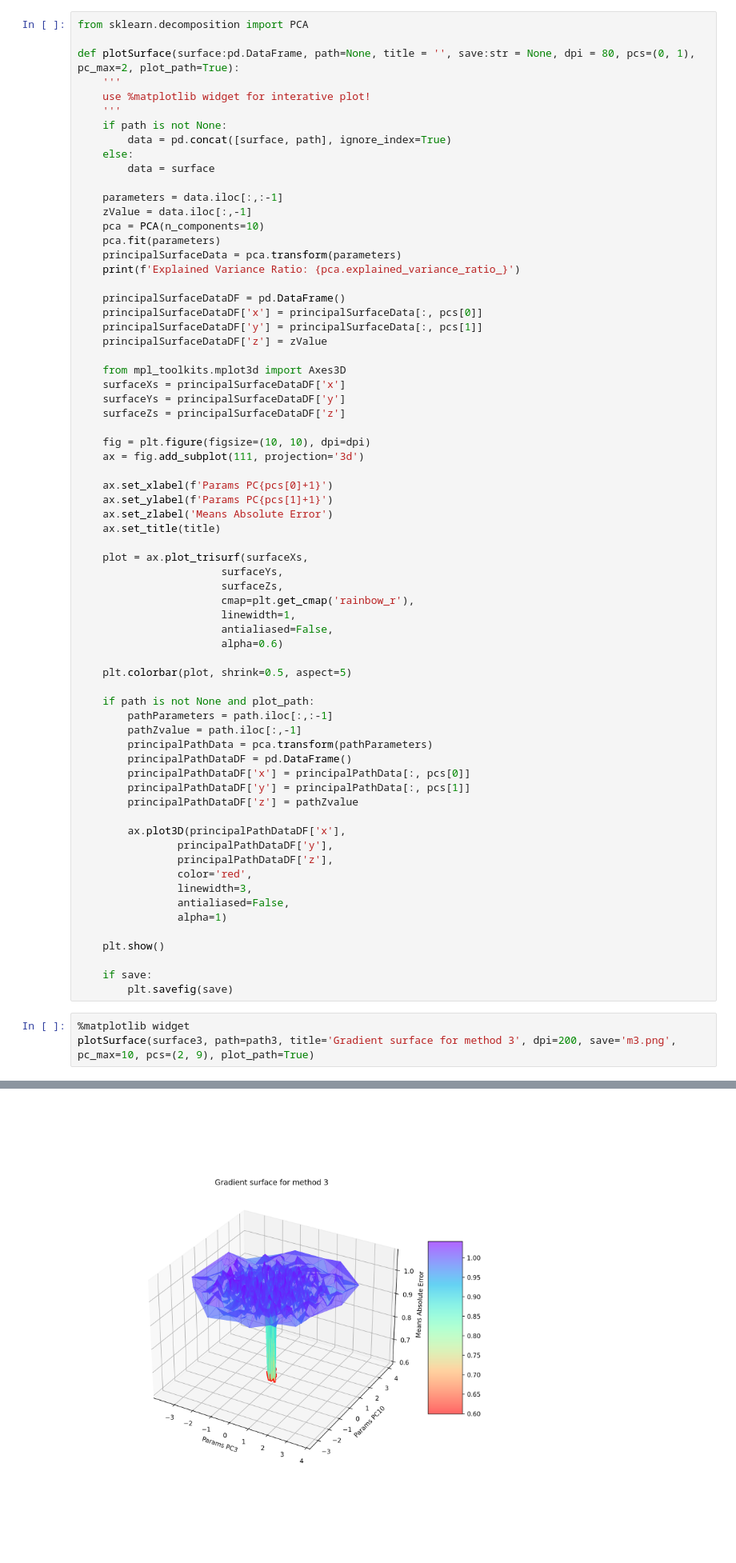
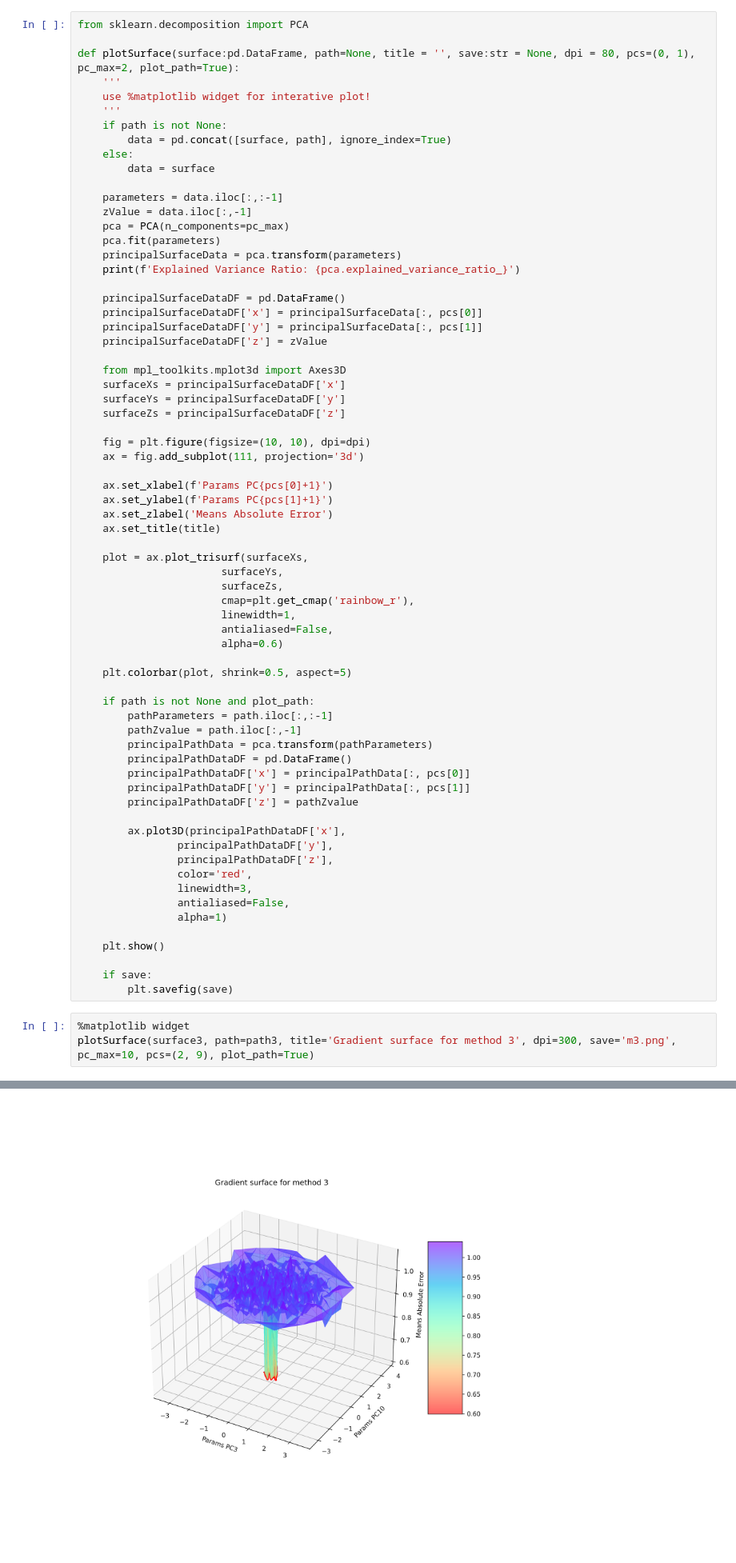
Before and after one commit to NNCT2904/VQA-Notes-v2, a Jupyter notebook: TrainEpochM3_surface_v2.ipynb, the cells around one changed output, grey strips where cells are left out. Shown at 80% size. Saved outputs shown, nothing was run; the diff lists cells and outputs as text.

```diff
--- a/TrainEpochM3_surface_v2.ipynb
+++ b/TrainEpochM3_surface_v2.ipynb
@@ -194,7 +194,7 @@ def plotSurface(surface:pd.DataFrame, path=None, title = '', save:str = None, dp
 
     parameters = data.iloc[:,:-1]
     zValue = data.iloc[:,-1]
-    pca = PCA(n_components=10)
+    pca = PCA(n_components=pc_max)
     pca.fit(parameters)
     principalSurfaceData = pca.transform(parameters)
     print(f'Explained Variance Ratio: {pca.explained_variance_ratio_}')
@@ -250,5 +250,5 @@ def plotSurface(surface:pd.DataFrame, path=None, title = '', save:str = None, dp
         plt.savefig(save)
 # %%
 %matplotlib widget
-plotSurface(surface3, path=path3, title='Gradient surface for method 3', dpi=200, save='m3.png', pc_max=10, pcs=(2, 9), plot_path=True)
+plotSurface(surface3, path=path3, title='Gradient surface for method 3', dpi=300, save='m3.png', pc_max=10, pcs=(2, 9), plot_path=True)
 # %% [output]
@@ -257,4 +257,4 @@ Explained Variance Ratio: [0.01593354 0.01319182 0.01296487 0.01269277 0.0124670
-[figure, old version]
+[figure, new version]
 # %%
 !pip list | grep qiskit
 # %% [output]
```
Also changed, not shown: parts of 1 cell of this notebook.
